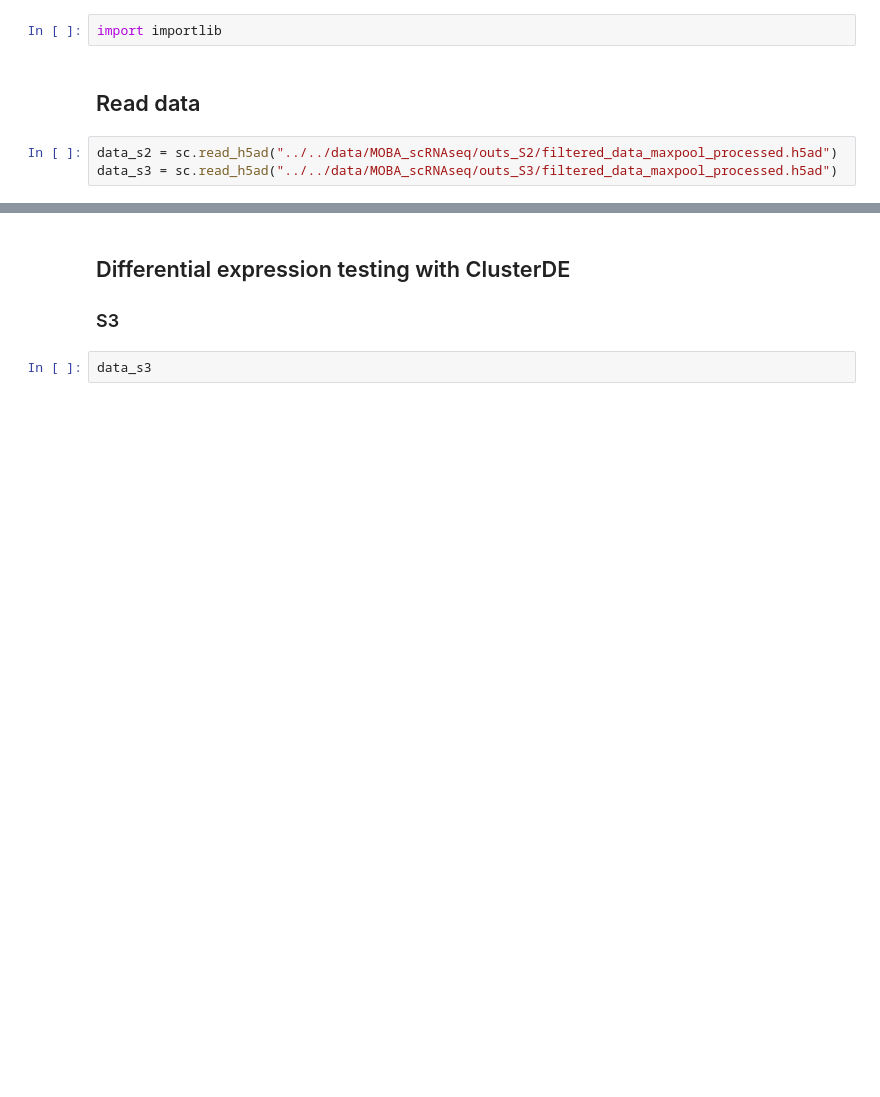
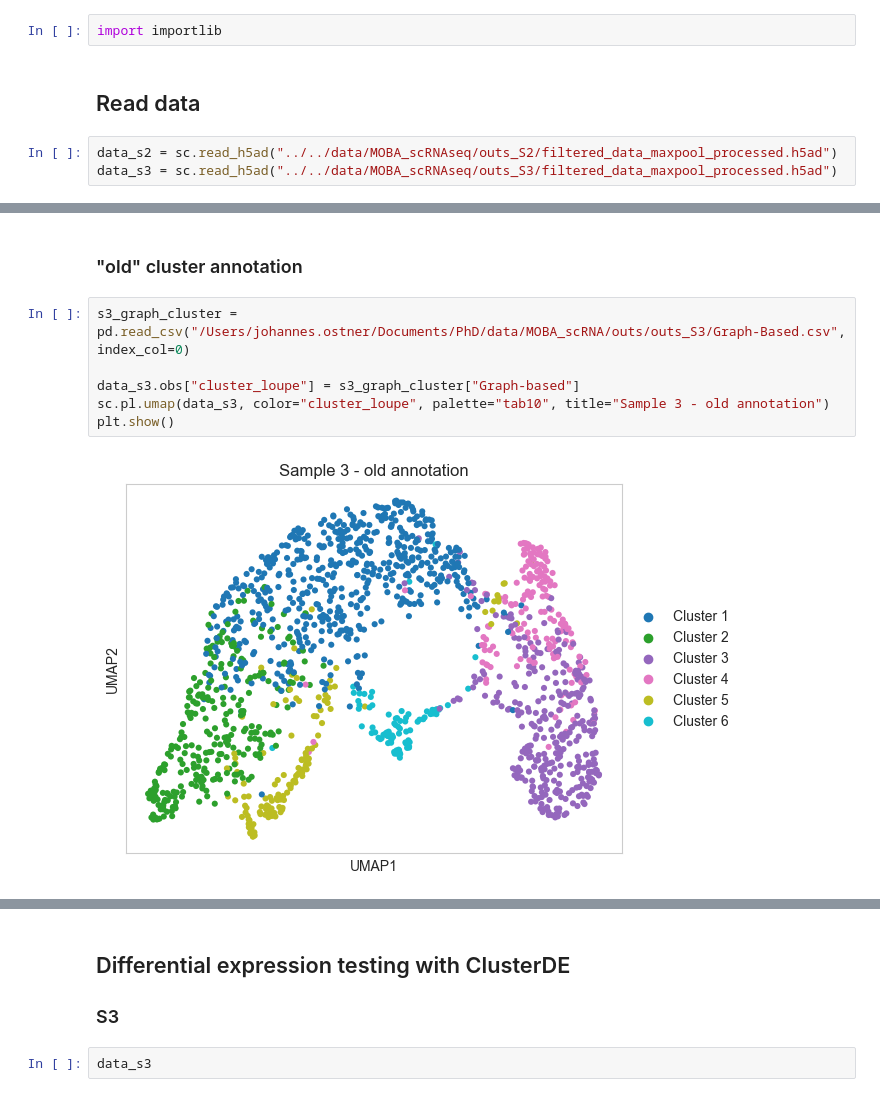
Before and after one commit to bio-datascience/BacSC, a Jupyter notebook: analysis/P_aero_S2S3/S2S3_cluster_analysis.ipynb, the cells around one changed output, grey strips where cells are left out. Saved outputs shown, nothing was run; the diff lists cells and outputs as text; blank space fills up the shorter version.

```diff
--- a/analysis/P_aero_S2S3/S2S3_cluster_analysis.ipynb
+++ b/analysis/P_aero_S2S3/S2S3_cluster_analysis.ipynb
@@ -44 +48,11 @@ plt.show()
 [figure]
+# %% [markdown]
+### "old" cluster annotation
+# %%
+s3_graph_cluster = pd.read_csv("/Users/johannes.ostner/Documents/PhD/data/MOBA_scRNA/outs/outs_S3/Graph-Based.csv", index_col=0)
+
+data_s3.obs["cluster_loupe"] = s3_graph_cluster["Graph-based"]
+sc.pl.umap(data_s3, color="cluster_loupe", palette="tab10", title="Sample 3 - old annotation")
+plt.show()
+# %% [output]
+[figure, added]
```
Also changed, not shown: parts of 54 cells of this notebook, 10 other files.
